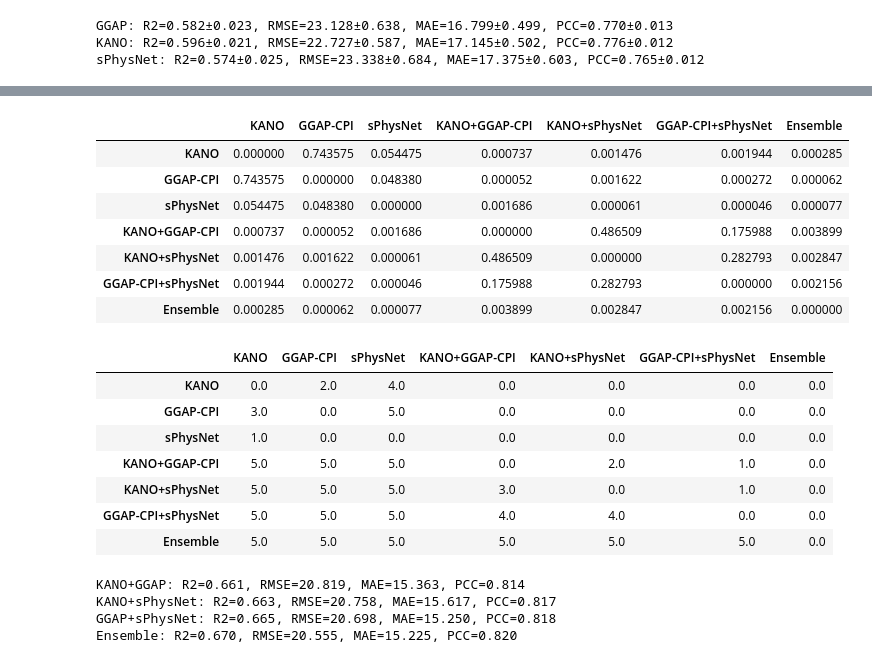
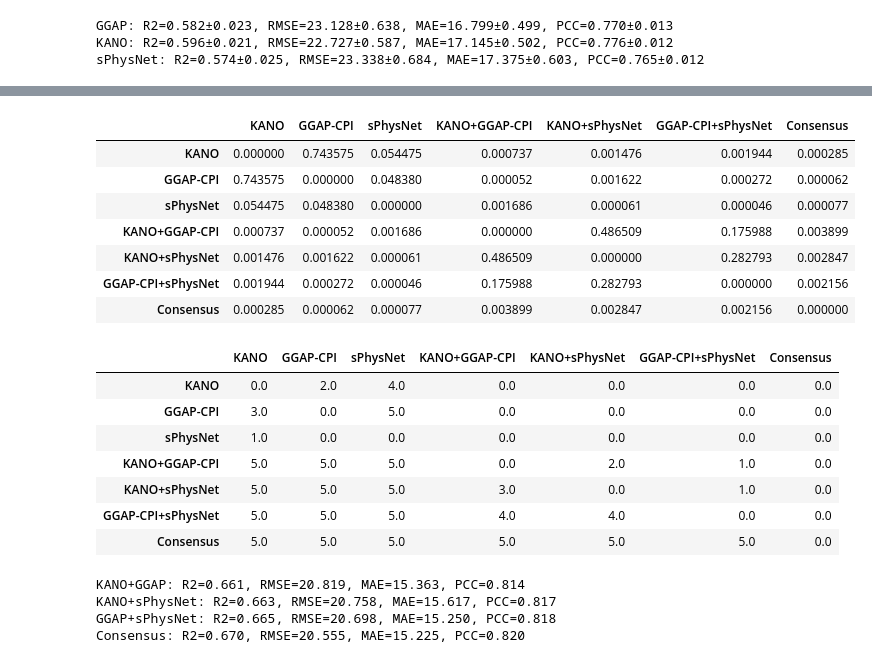
Before and after one commit to xiaolinpan/tox24_challenge_submission_yingkai_lab, a Jupyter notebook: result_analysis.ipynb, the cells around one changed output, grey strips where cells are left out. Drawn from its saved outputs; the diff is of its cells as text; code cells hidden in the pictures.

```diff
--- a/result_analysis.ipynb
+++ b/result_analysis.ipynb
@@ -374,43 +374,43 @@ ggap_sphys_collect_rmse = [x[2] for x in ggap_sphys_collect]
 ensemb_rmse = [x[2] for x in kano_ggap_sphys_collect]
 
 model_names = ['KANO', 'GGAP-CPI', 'sPhysNet',
-               'KANO+GGAP-CPI', 'KANO+sPhysNet', 'GGAP-CPI+sPhysNet', 'Ensemble']
+               'KANO+GGAP-CPI', 'KANO+sPhysNet', 'GGAP-CPI+sPhysNet', 'Consensus']
 results = [kano_collect_rmse, ggap_collect_rmse, sphys_collect_rmse,
            kano_ggap_collect_rmse, kano_sphys_collect_rmse, ggap_sphys_collect_rmse, ensemb_rmse]
 stat_data = []
 for pair1 in range(7):
     for pair2 in range(7):
         if pair1 == pair2:
             continue
         # organize the results to dataframe
         model1 = model_names[pair1]
         model2 = model_names[pair2]
         result1 = results[pair1]
         result2 = results[pair2]
         t, p = ttest_rel(result1, result2)
         # t2, p2 = permutation_t_test(result1, result2, n_permutations=1000, random_state=0)
         # w, p_w = wilcoxon(result1, result2)
         stat_data.append([model1, model2, t, p])
 stat_df = pd.DataFrame(stat_data, columns=['Model1', 'Model2', 'T', 'P'])
 
 # convert to pairwise matrix
 stat_matrix = np.zeros((7, 7))
 for i, row in stat_df.iterrows():
     model1 = model_names.index(row['Model1'])
     model2 = model_names.index(row['Model2'])
     stat_matrix[model1, model2] = row['P']
     stat_matrix[model2, model1] = row['P']
 stat_matrix = pd.DataFrame(stat_matrix, columns=model_names, index=model_names)
 stat_matrix
 # %% [output]
-|  | KANO | GGAP-CPI | sPhysNet | KANO+GGAP-CPI | KANO+sPhysNet | GGAP-CPI+sPhysNet | Ensemble |
+|  | KANO | GGAP-CPI | sPhysNet | KANO+GGAP-CPI | KANO+sPhysNet | GGAP-CPI+sPhysNet | Consensus |
 | KANO | 0.000000 | 0.743575 | 0.054475 | 0.000737 | 0.001476 | 0.001944 | 0.000285 |
 | GGAP-CPI | 0.743575 | 0.000000 | 0.048380 | 0.000052 | 0.001622 | 0.000272 | 0.000062 |
 | sPhysNet | 0.054475 | 0.048380 | 0.000000 | 0.001686 | 0.000061 | 0.000046 | 0.000077 |
 | KANO+GGAP-CPI | 0.000737 | 0.000052 | 0.001686 | 0.000000 | 0.486509 | 0.175988 | 0.003899 |
 | KANO+sPhysNet | 0.001476 | 0.001622 | 0.000061 | 0.486509 | 0.000000 | 0.282793 | 0.002847 |
 | GGAP-CPI+sPhysNet | 0.001944 | 0.000272 | 0.000046 | 0.175988 | 0.282793 | 0.000000 | 0.002156 |
-| Ensemble | 0.000285 | 0.000062 | 0.000077 | 0.003899 | 0.002847 | 0.002156 | 0.000000 |
+| Consensus | 0.000285 | 0.000062 | 0.000077 | 0.003899 | 0.002847 | 0.002156 | 0.000000 |
 # %%
 # for any base model and two-component ensemble model,
 # show number of folds where the ensemble model is better than the base model
@@ -425,14 +425,14 @@ for i, result1 in enumerate(results):
 better_count = pd.DataFrame(better_count, columns=model_names, index=model_names)
 better_count
 # %% [output]
-|  | KANO | GGAP-CPI | sPhysNet | KANO+GGAP-CPI | KANO+sPhysNet | GGAP-CPI+sPhysNet | Ensemble |
+|  | KANO | GGAP-CPI | sPhysNet | KANO+GGAP-CPI | KANO+sPhysNet | GGAP-CPI+sPhysNet | Consensus |
 | KANO | 0.0 | 2.0 | 4.0 | 0.0 | 0.0 | 0.0 | 0.0 |
 | GGAP-CPI | 3.0 | 0.0 | 5.0 | 0.0 | 0.0 | 0.0 | 0.0 |
 | sPhysNet | 1.0 | 0.0 | 0.0 | 0.0 | 0.0 | 0.0 | 0.0 |
 | KANO+GGAP-CPI | 5.0 | 5.0 | 5.0 | 0.0 | 2.0 | 1.0 | 0.0 |
 | KANO+sPhysNet | 5.0 | 5.0 | 5.0 | 3.0 | 0.0 | 1.0 | 0.0 |
 | GGAP-CPI+sPhysNet | 5.0 | 5.0 | 5.0 | 4.0 | 4.0 | 0.0 | 0.0 |
-| Ensemble | 5.0 | 5.0 | 5.0 | 5.0 | 5.0 | 5.0 | 0.0 |
+| Consensus | 5.0 | 5.0 | 5.0 | 5.0 | 5.0 | 5.0 | 0.0 |
 # %%
 # for the final results of the ensemble model
 ggap = yaowen[[f'Prediction_{i}_{j}' for i in range(5) for j in range(5)]].values
@@ -450,9 +450,9 @@ print(f'KANO+sPhysNet: R2={r2:.3f}, RMSE={rmse:.3f}, MAE={mae:.3f}, PCC={pcc:.3f
 r2, rmse, mae, pcc = calc_score(label, ggap_sphys)
 print(f'GGAP+sPhysNet: R2={r2:.3f}, RMSE={rmse:.3f}, MAE={mae:.3f}, PCC={pcc:.3f}')
 r2, rmse, mae, pcc = calc_score(label, kano_ggap_sphys)
-print(f'Ensemble: R2={r2:.3f}, RMSE={rmse:.3f}, MAE={mae:.3f}, PCC={pcc:.3f}')
+print(f'Consensus: R2={r2:.3f}, RMSE={rmse:.3f}, MAE={mae:.3f}, PCC={pcc:.3f}')
 # %% [output]
 KANO+GGAP: R2=0.661, RMSE=20.819, MAE=15.363, PCC=0.814
 KANO+sPhysNet: R2=0.663, RMSE=20.758, MAE=15.617, PCC=0.817
 GGAP+sPhysNet: R2=0.665, RMSE=20.698, MAE=15.250, PCC=0.818
-Ensemble: R2=0.670, RMSE=20.555, MAE=15.225, PCC=0.820
+Consensus: R2=0.670, RMSE=20.555, MAE=15.225, PCC=0.820
```
Also changed, not shown: parts of 7 cells of this notebook, 17 other files.
